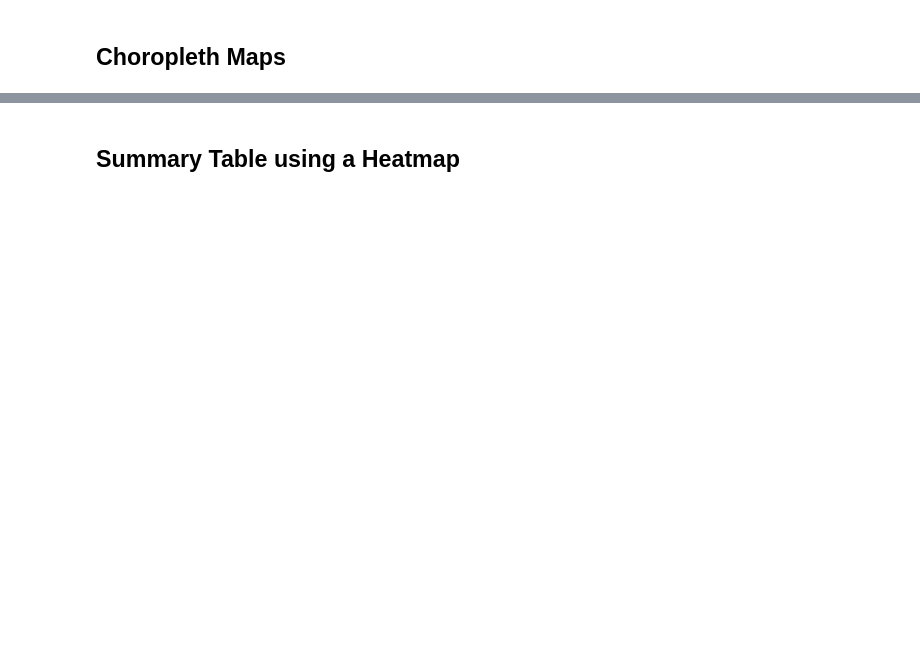
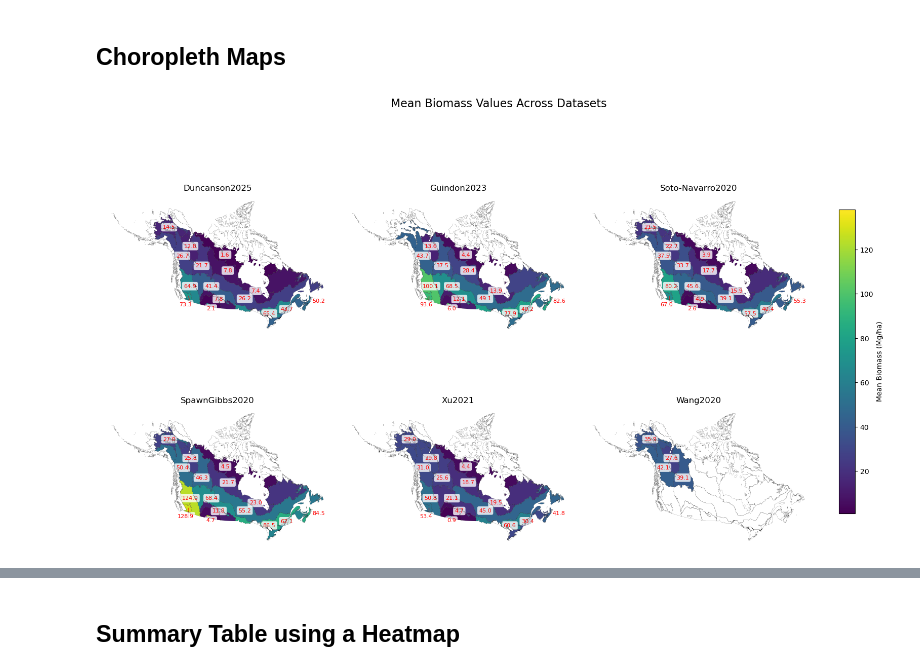
Before and after one commit to KirstenBauck/ABoVE, a Jupyter notebook: jupyter_notebooks/Create_Stats_Graphs.ipynb, the cells around one changed output, grey strips where cells are left out. Cells and saved outputs as stored; diff of their text form; code cells hidden in the pictures; blank space fills up the shorter version.

```diff
--- a/jupyter_notebooks/Create_Stats_Graphs.ipynb
+++ b/jupyter_notebooks/Create_Stats_Graphs.ipynb
@@ -184,0 +185,97 @@ plt.show()
+# %%
+shapefile = epa_gdf
+df_geo = shapefile.merge(df, left_on='NA_L2KEY', right_on='Zone')
+
+# Assuming df_geo and shapefile are already defined
+n_rows = 2
+n_cols = 3
+fig, axes = plt.subplots(n_rows, n_cols, figsize=(16, 10))  # Increase figure size
+axes = axes.flatten()
+
+global_vmin = df_geo['Mean'].min()
+global_vmax = df_geo['Mean'].max()
+
+cmap = cm.viridis
+norm = mcolors.Normalize(vmin=global_vmin, vmax=global_vmax)
+
+offsets = {
+    "10.1  COLD DESERTS": (-100000, -350000), # Need pointer
+    "2.4  SOUTHERN ARCTIC": (-250000, 0),
+    "3.3  TAIGA PLAIN": (0, -300000),
+    "3.4  TAIGA SHIELD": (-1000000, 100000),
+    "5.1  SOFTWOOD SHIELD": (-600000, -250000),
+    "5.2  MIXED WOOD SHIELD": (0, -200000),
+    "5.3  ATLANTIC HIGHLANDS": (700000, 0),
+    "6.1  BOREAL CORDILLERA": (100000, -250000),
+    "9.3  WEST-CENTRAL SEMIARID PRAIRIES": (0, -300000), # Needs pointer
+}
+
+
+for i, dataset in enumerate(dataset_order):
+    df_subset = df_geo[df_geo['Dataset'] == dataset]
+
+    # Plot without individual legends
+    ax = df_subset.plot(
+        column='Mean',
+        cmap=cmap,
+        ax=axes[i],
+        vmin=global_vmin,
+        vmax=global_vmax,
+        legend=False  # Disable per-plot legend
+    )
+
+    shapefile.plot(
+        ax=ax,
+        edgecolor='black',
+        facecolor='none',
+        linewidth=0.1,
+        zorder=10
+    )
+
+    ax.set_title(f'{dataset}', fontsize=12)
+    ax.set_axis_off()
+
+    for x, y, mean, zone in zip(df_subset.geometry.centroid.x,
+                           df_subset.geometry.centroid.y,
+                           df_subset['Mean'].round(1),
+                           df_subset['NA_L2KEY']
+                               ):
+        if not pd.isnull(mean):
+
+            if zone in offsets:
+                if zone in ['10.1  COLD DESERTS']:
+                    ax.plot([x, x + dx], [y, y + dy], color="red", linewidth=1, alpha=0.6)
+                dx, dy = offsets[zone]
+                ax.annotate(
+                    text=f'{mean}',
+                    xy=(x + dx, y + dy),  # Adjusted position for visibility
+                    ha='center',
+                    fontsize=8,
+                    color='red',
+                    bbox=dict(boxstyle="round,pad=0.3", edgecolor='none', facecolor='white', alpha=0.8)
+                )
+            else:
+                ax.annotate(
+                    text=f'{mean}',
+                    xy=(x, y),
+                    ha='center',
+                    fontsize=8,
+                    color='red',
+                    bbox=dict(boxstyle="round,pad=0.3", edgecolor='none', facecolor='white', alpha=0.8)
+                )
+
+# Add a single colorbar
+cbar_ax = fig.add_axes([0.92, 0.2, 0.02, 0.6])  # Position: [left, bottom, width, height]
+sm = cm.ScalarMappable(cmap=cmap, norm=norm)
+fig.colorbar(sm, cax=cbar_ax, label='Mean Biomass (Mg/ha)')
+
+# Remove any empty subplots
+for j in range(i + 1, n_rows * n_cols):
+    fig.delaxes(axes[j])
+
+fig.suptitle('Mean Biomass Values Across Datasets', fontsize=16, y=1.02)
+plt.tight_layout(rect=[0, 0, 0.9, 1])
+
+plt.show()
+# %% [output]
+[figure, added]
```
Also changed, not shown: parts of 15 cells of this notebook, 30 other files.
